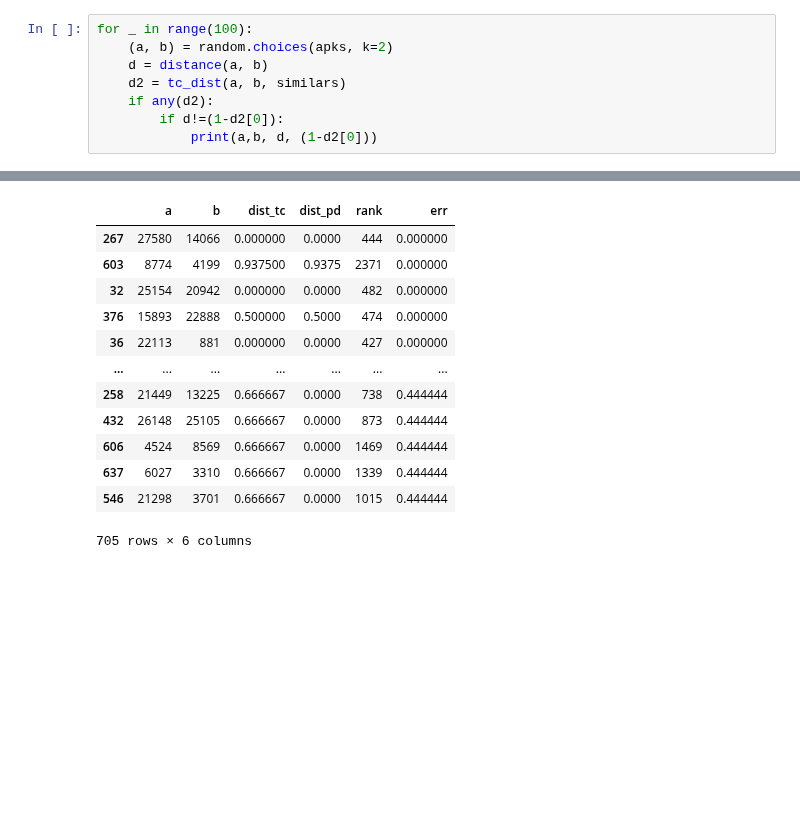
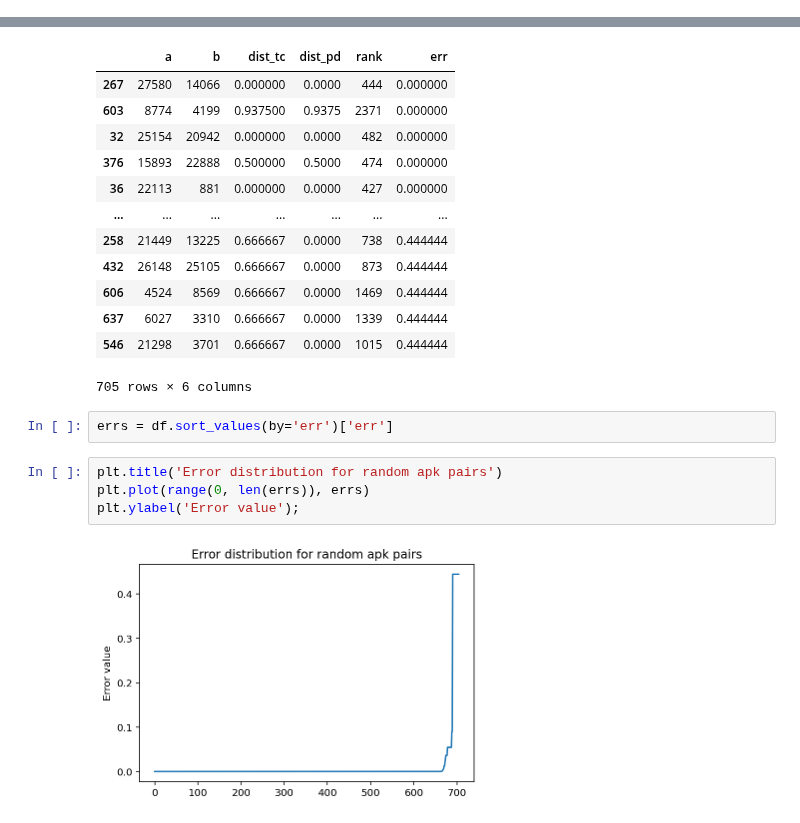
Before and after one commit to jrybicki-jsc/smms, a Jupyter notebook: graphla/distanceproblems.ipynb, the cells around one changed output, grey strips where cells are left out. Saved outputs shown, nothing was run; the diff lists cells and outputs as text; blank space fills up the shorter version.

Commit message:
distance error distribution

```diff
--- a/graphla/distanceproblems.ipynb
+++ b/graphla/distanceproblems.ipynb
@@ -172,8 +169,0 @@ import random
-# %%
-for _ in range(100):
-    (a, b) = random.choices(apks, k=2)
-    d = distance(a, b)
-    d2 = tc_dist(a, b, similars)
-    if any(d2):
-        if d!=(1-d2[0]):
-            print(a,b, d, (1-d2[0]))
@@ -247,3 +222,11 @@ df.sort_values(by='err')
 | 637 | 6027 | 3310 | 0.666667 | 0.0000 | 1339 | 0.444444 |
 | 546 | 21298 | 3701 | 0.666667 | 0.0000 | 1015 | 0.444444 |
 705 rows × 6 columns
+# %%
+errs = df.sort_values(by='err')['err']
+# %%
+plt.title('Error distribution for random apk pairs')
+plt.plot(range(0, len(errs)), errs)
+plt.ylabel('Error value');
+# %% [output]
+[figure, added]
```
Also changed, not shown: parts of 3 cells of this notebook.
